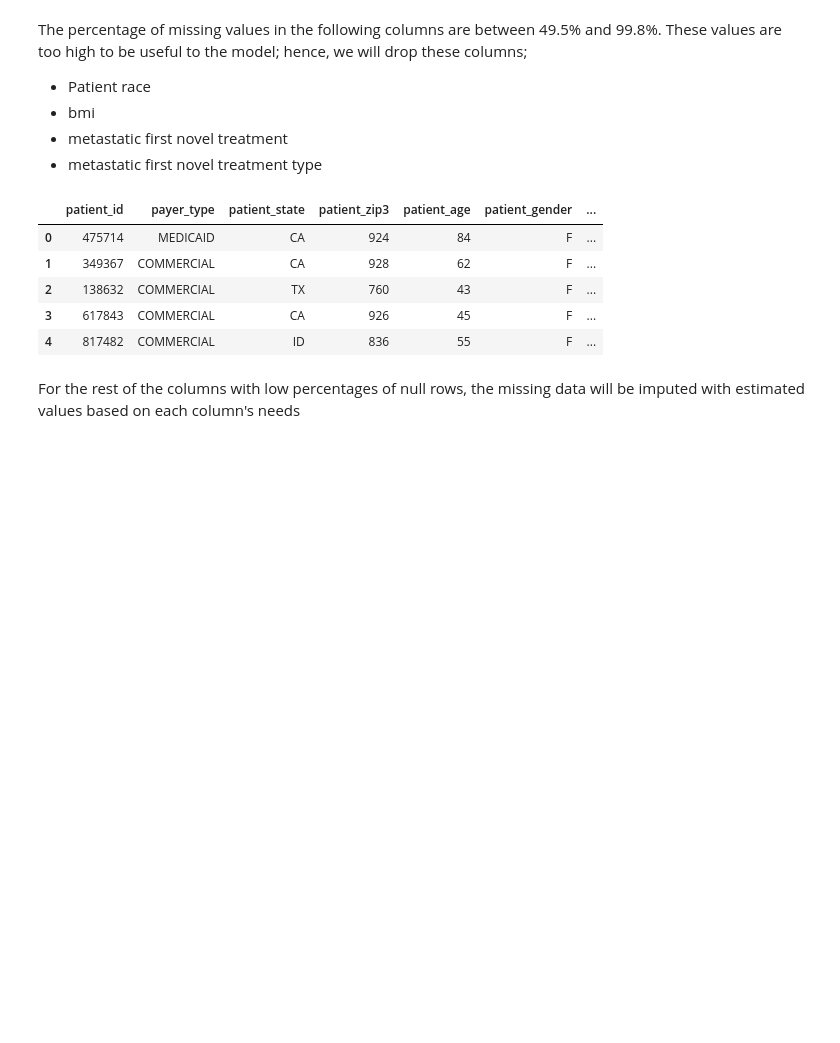
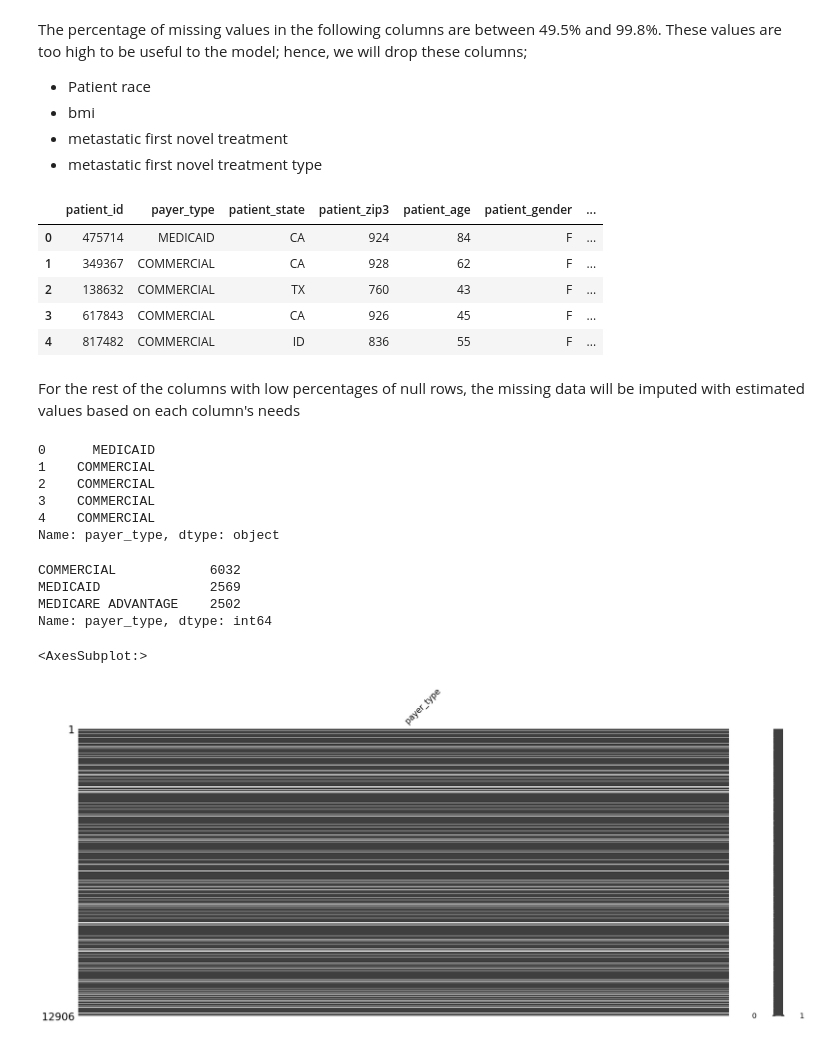
Before and after one commit to WiDS-Datathon/cancer_prediction, a Jupyter notebook: Metastatic Cancer Prediction Model.ipynb, the cells around one changed output. Saved outputs shown, nothing was run; the diff lists cells and outputs as text; code cells hidden in the pictures; blank space fills up the shorter version.

Commit message:
payer type missing imputed

```diff
--- a/Metastatic Cancer Prediction Model.ipynb
+++ b/Metastatic Cancer Prediction Model.ipynb
@@ -126,5 +126,3 @@ train.head() #Confirming successful column drop
 | 2 | 138632 | COMMERCIAL | TX | 760 | 43 | F | ... |
 | 3 | 617843 | COMMERCIAL | CA | 926 | 45 | F | ... |
 | 4 | 817482 | COMMERCIAL | ID | 836 | 55 | F | ... |
-# %% [markdown]
-For the rest of the columns with low percentages of null rows, the missing data will be imputed with estimated values based on each column's needs
@@ -132,0 +129,28 @@ For the rest of the columns with low percentages of null rows, the missing data
+# %% [markdown]
+For the rest of the columns with low percentages of null rows, the missing data will be imputed with estimated values based on each column's needs
+# %%
+#payer_type with 13.97% of data missing
+
+train['payer_type'].head()
+# %% [output]
+0      MEDICAID
+1    COMMERCIAL
+2    COMMERCIAL
+3    COMMERCIAL
+4    COMMERCIAL
+Name: payer_type, dtype: object
+# %%
+train['payer_type'].value_counts()
+# %% [output]
+COMMERCIAL            6032
+MEDICAID              2569
+MEDICARE ADVANTAGE    2502
+Name: payer_type, dtype: int64
+# %%
+#Checking whether there is a pattern in the missingness; the data in this column seems to be missing at random
+
+payer_type_subset = pd.DataFrame(train['payer_type'])
+msn.matrix(payer_type_subset)
+# %% [output]
+<AxesSubplot:>
+[figure, added]
```
Also changed, not shown: parts of 6 cells of this notebook.
